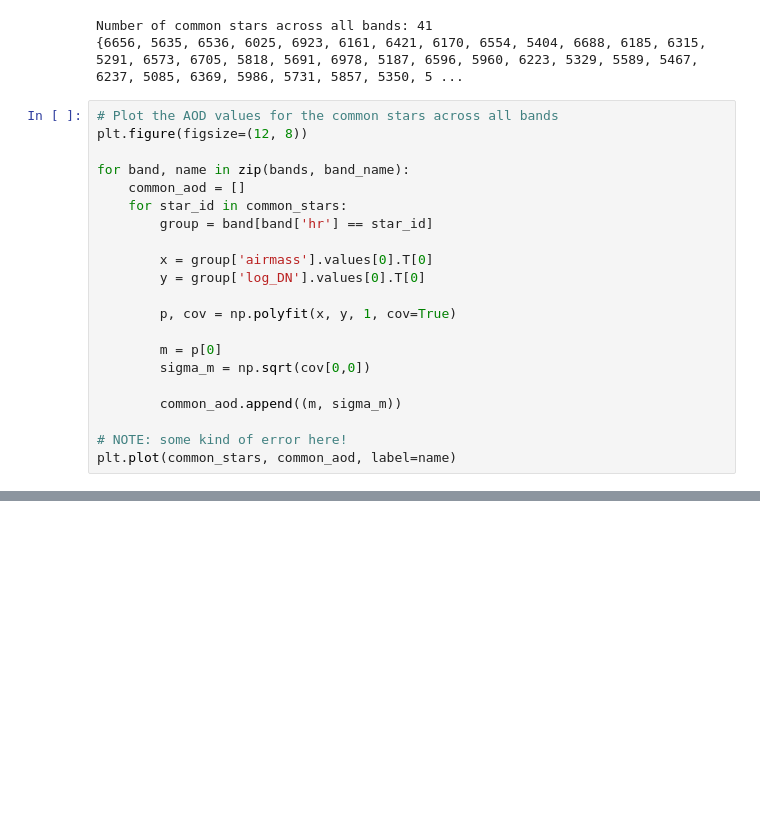
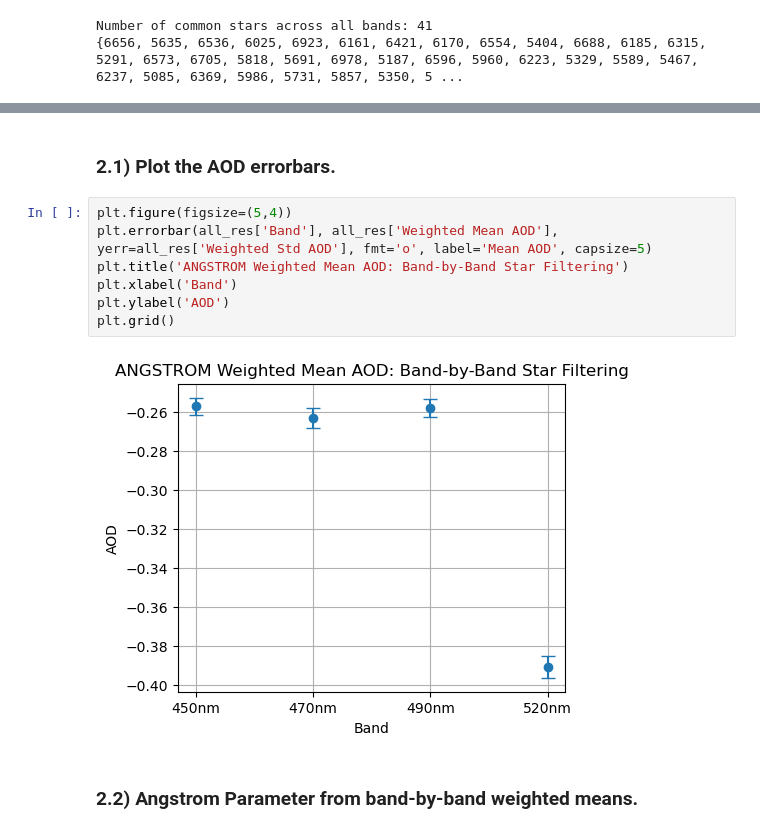
Before and after one commit to jtobs1/angstrom_plots, a Jupyter notebook: langley_star_filter.ipynb, the cells around one changed output, grey strips where cells are left out. Saved outputs shown, nothing was run; the diff lists cells and outputs as text; blank space fills up the shorter version.

```diff
--- a/langley_star_filter.ipynb
+++ b/langley_star_filter.ipynb
@@ -137,24 +139,3 @@ print(common_stars)
 # %% [output]
 Number of common stars across all bands: 41
 {6656, 5635, 6536, 6025, 6923, 6161, 6421, 6170, 6554, 5404, 6688, 6185, 6315, 5291, 6573, 6705, 5818, 5691, 6978, 5187, 6596, 5960, 6223, 5329, 5589, 5467, 6237, 5085, 6369, 5986, 5731, 5857, 5350, 5 ...
-# %%
-# Plot the AOD values for the common stars across all bands
-plt.figure(figsize=(12, 8))
-
-for band, name in zip(bands, band_name):
-    common_aod = []
-    for star_id in common_stars:
-        group = band[band['hr'] == star_id]
-
-        x = group['airmass'].values[0].T[0]
-        y = group['log_DN'].values[0].T[0]
-
-        p, cov = np.polyfit(x, y, 1, cov=True)
-
-        m = p[0]
-        sigma_m = np.sqrt(cov[0,0])
-
-        common_aod.append((m, sigma_m))
-
-# NOTE: some kind of error here!
-plt.plot(common_stars, common_aod, label=name)
@@ -180,0 +246,13 @@ ValueError: x and y must have same first dimension, but have shapes (1,) and (41
+# %% [markdown]
+### 2.1) Plot the AOD errorbars.
+# %%
+plt.figure(figsize=(5,4))
+plt.errorbar(all_res['Band'], all_res['Weighted Mean AOD'], yerr=all_res['Weighted Std AOD'], fmt='o', label='Mean AOD', capsize=5)
+plt.title('ANGSTROM Weighted Mean AOD: Band-by-Band Star Filtering')
+plt.xlabel('Band')
+plt.ylabel('AOD')
+plt.grid()
+# %% [output]
+[figure, added]
+# %% [markdown]
+### 2.2) Angstrom Parameter from band-by-band weighted means.
```
Also changed, not shown: parts of 11 cells of this notebook, 42 other files.
